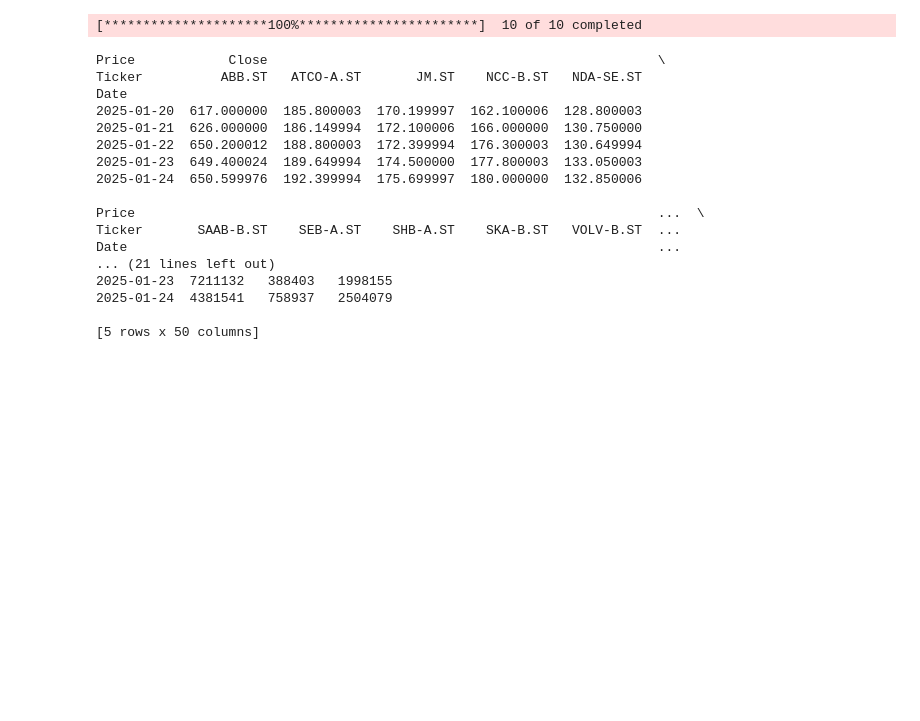
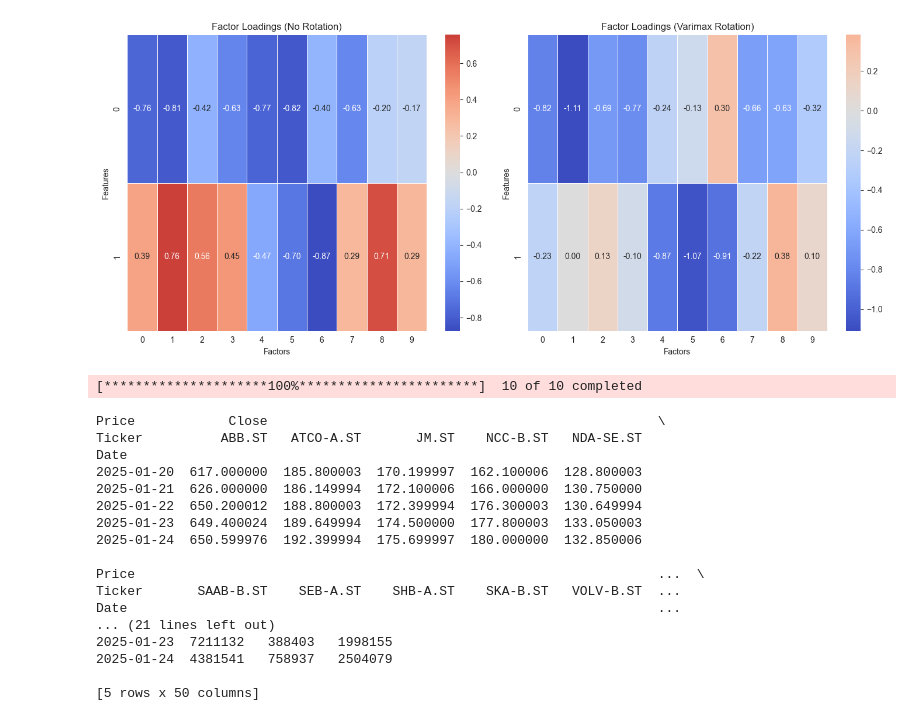
Before and after one commit to ariful59/EDA-Lab-Assignment, a Jupyter notebook: FA (Question-3).ipynb, the cells around one changed output. Cells and saved outputs as stored; diff of their text form; code cells hidden in the pictures; blank space fills up the shorter version.

```diff
--- a/FA (Question-3).ipynb
+++ b/FA (Question-3).ipynb
@@ -0,0 +1,7 @@
+# %%
+import pandas as pd
+import sns
+from sklearn.decomposition import FactorAnalysis
+import matplotlib.pyplot as plt
+data = pd.read_excel('stockreturns.xlsx')  # Remove the trailing dot
+print(data.head())
@@ -0,0 +29,4 @@
+# %%
+fa = FactorAnalysis(n_components=2, rotation=None)
+df = fa.fit_transform(data)
+print(df)
@@ -0,0 +51,4 @@
+# %%
+fa_rotation = FactorAnalysis(n_components=2, rotation='varimax')
+fa_varimax = fa_rotation.fit_transform(data)
+print(fa_varimax)
@@ -0,0 +73,6 @@
+# %%
+loadings_no_rotation = fa.components_
+loadings_varimax = fa_rotation.components_
+
+print(loadings_no_rotation)
+print(loadings_varimax)
@@ -1,3 +88,22 @@
+# %%
+fig, ax = plt.subplots(1, 2, figsize=(14, 6))
+
+# Heatmap for non-rotated loadings
+sns.heatmap(loadings_no_rotation, cmap='coolwarm', center=0, annot=True, fmt=".2f", linewidths=0.5, ax=ax[0])
+ax[0].set_title("Factor Loadings (No Rotation)")
+ax[0].set_xlabel("Factors")
+ax[0].set_ylabel("Features")
+
+# Heatmap for varimax-rotated loadings
+sns.heatmap(loadings_varimax, cmap='coolwarm', center=0, annot=True, fmt=".2f", linewidths=0.5, ax=ax[1])
+ax[1].set_title("Factor Loadings (Varimax Rotation)")
+ax[1].set_xlabel("Factors")
+ax[1].set_ylabel("Features")
+
+plt.tight_layout()
+plt.show()
+# %% [output]
+[figure, added]
 # %%
 import yfinance as yf
 import pandas as pd
```
Also changed, not shown: parts of 8 cells of this notebook, 2 other files.
